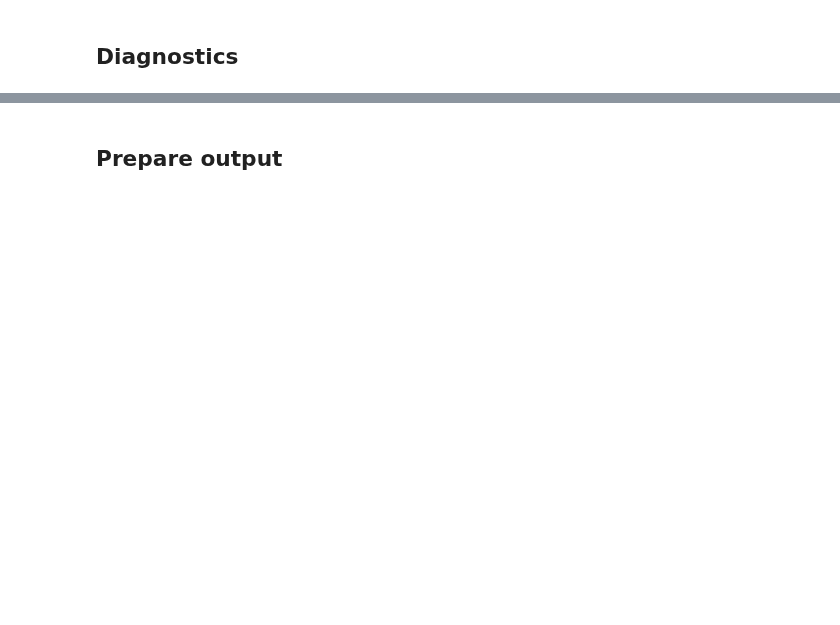
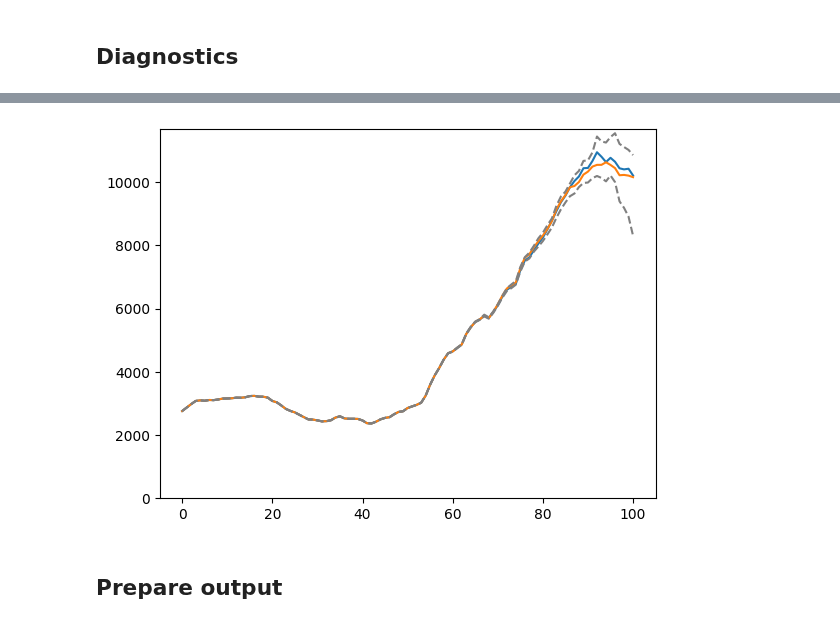
Before and after one commit to stefanheyder/dissertation, a Jupyter notebook: nbs/4 Models/4.3 Nowcasting hospitalizations/22_nowcasting_new.ipynb, the cells around one changed output, grey strips where cells are left out. Saved outputs shown, nothing was run; the diff lists cells and outputs as text; code cells hidden in the pictures; blank space fills up the shorter version.

```diff
--- a/nbs/4 Models/4.3 Nowcasting hospitalizations/22_nowcasting_new.ipynb
+++ b/nbs/4 Models/4.3 Nowcasting hospitalizations/22_nowcasting_new.ipynb
@@ -357,3 +437,11 @@ result[0][-1], result[1][-1], result[2][:, -1]
+# %%
+plt.plot(result[0])
+plt.plot(config.h.sum(axis=-1))
+plt.plot(result[2][0], linestyle="--", color="gray")
+plt.plot(result[2][-1], linestyle="--", color="gray")
+plt.show()
+# %% [output]
+[figure, added]
 # %% [markdown]
 ## Prepare output
 # %%
```
Also changed, not shown: parts of 10 cells of this notebook, 21 other files.
